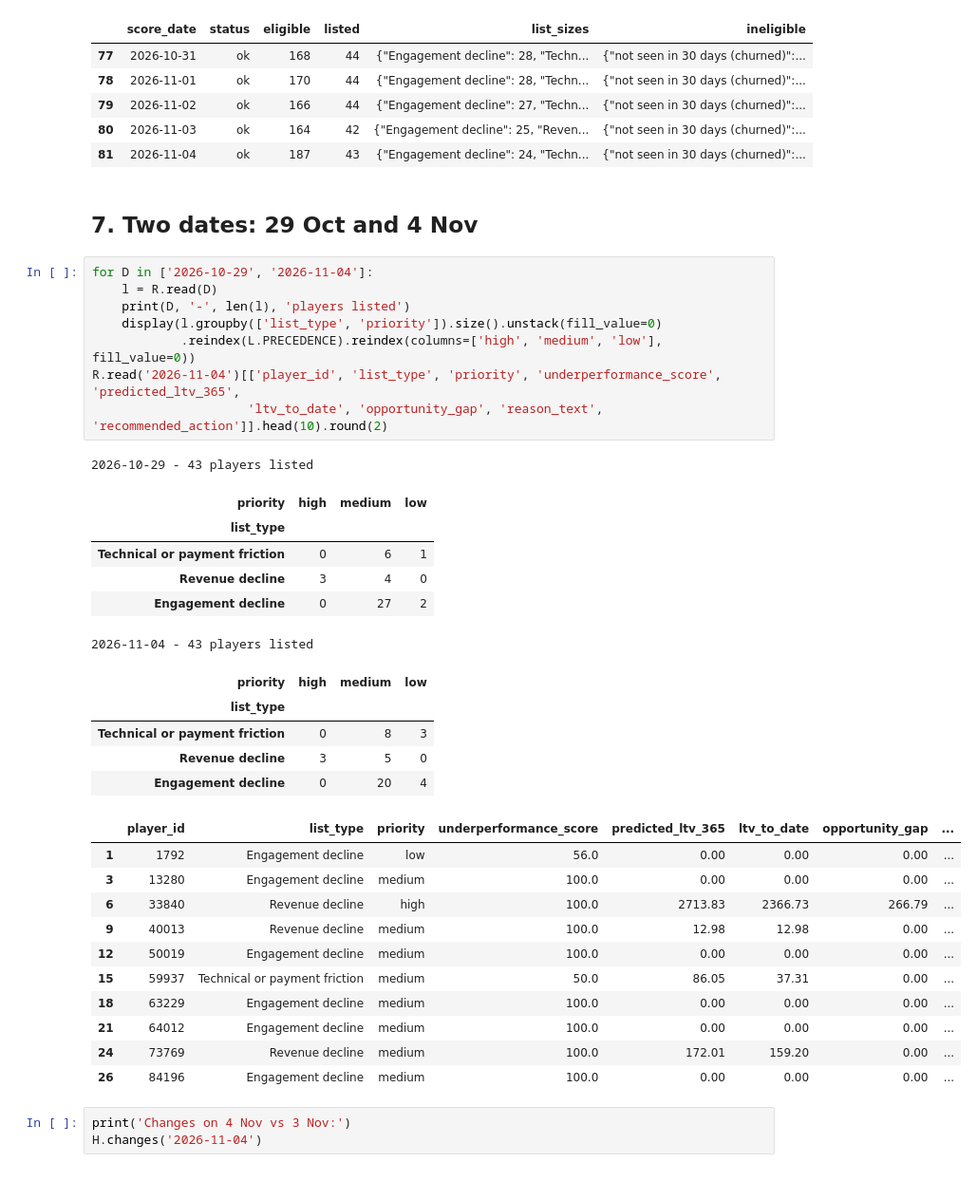
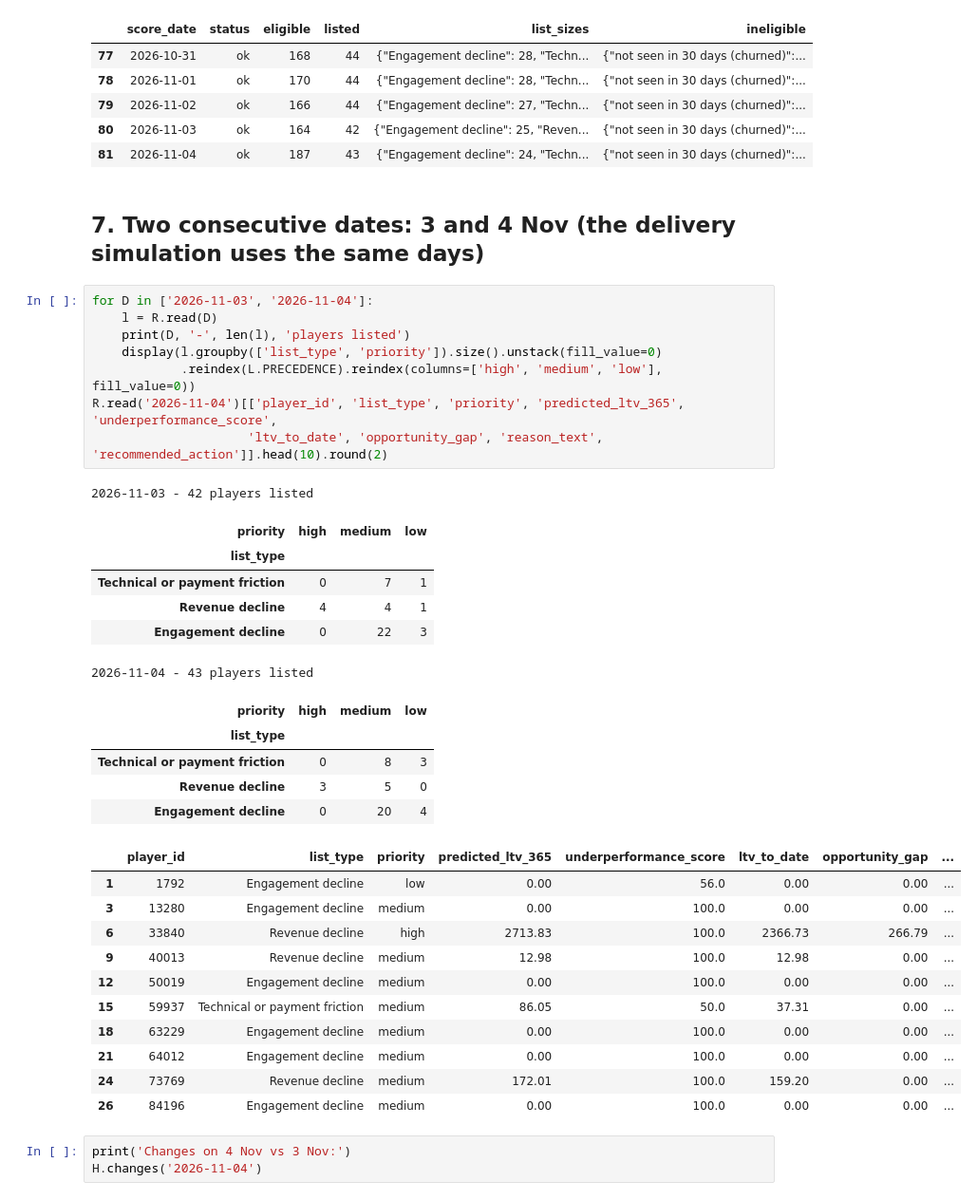
Before and after one commit to yothad/sciplay-home-assignment, a Jupyter notebook: notebooks/03_lists.ipynb, the cells around one changed output. Shown at 95% size. Saved outputs shown, nothing was run; the diff lists cells and outputs as text.

```diff
--- a/notebooks/03_lists.ipynb
+++ b/notebooks/03_lists.ipynb
@@ -156,39 +156,39 @@ runs_log[['score_date', 'status', 'eligible', 'listed', 'list_sizes', 'ineligibl
 | 80 | 2026-11-03 | ok | 164 | 42 | {"Engagement decline": 25, "Reven... | {"not seen in 30 days (churned)":... |
 | 81 | 2026-11-04 | ok | 187 | 43 | {"Engagement decline": 24, "Techn... | {"not seen in 30 days (churned)":... |
 # %% [markdown]
-## 7. Two dates: 29 Oct and 4 Nov
+## 7. Two consecutive dates: 3 and 4 Nov (the delivery simulation uses the same days)
 # %%
-for D in ['2026-10-29', '2026-11-04']:
+for D in ['2026-11-03', '2026-11-04']:
     l = R.read(D)
     print(D, '-', len(l), 'players listed')
     display(l.groupby(['list_type', 'priority']).size().unstack(fill_value=0)
             .reindex(L.PRECEDENCE).reindex(columns=['high', 'medium', 'low'], fill_value=0))
-R.read('2026-11-04')[['player_id', 'list_type', 'priority', 'underperformance_score', 'predicted_ltv_365',
+R.read('2026-11-04')[['player_id', 'list_type', 'priority', 'predicted_ltv_365', 'underperformance_score',
                      'ltv_to_date', 'opportunity_gap', 'reason_text', 'recommended_action']].head(10).round(2)
 # %% [output]
-2026-10-29 - 43 players listed
+2026-11-03 - 42 players listed
 | priority | high | medium | low |
 | list_type |  |  |  |
-| Technical or payment friction | 0 | 6 | 1 |
-| Revenue decline | 3 | 4 | 0 |
-| Engagement decline | 0 | 27 | 2 |
+| Technical or payment friction | 0 | 7 | 1 |
+| Revenue decline | 4 | 4 | 1 |
+| Engagement decline | 0 | 22 | 3 |
 2026-11-04 - 43 players listed
 | priority | high | medium | low |
 | list_type |  |  |  |
 | Technical or payment friction | 0 | 8 | 3 |
 | Revenue decline | 3 | 5 | 0 |
 | Engagement decline | 0 | 20 | 4 |
-|  | player_id | list_type | priority | underperformance_score | predicted_ltv_365 | ltv_to_date | opportunity_gap | ... |
-| 1 | 1792 | Engagement decline | low | 56.0 | 0.00 | 0.00 | 0.00 | ... |
-| 3 | 13280 | Engagement decline | medium | 100.0 | 0.00 | 0.00 | 0.00 | ... |
-| 6 | 33840 | Revenue decline | high | 100.0 | 2713.83 | 2366.73 | 266.79 | ... |
-| 9 | 40013 | Revenue decline | medium | 100.0 | 12.98 | 12.98 | 0.00 | ... |
-| 12 | 50019 | Engagement decline | medium | 100.0 | 0.00 | 0.00 | 0.00 | ... |
-| 15 | 59937 | Technical or payment friction | medium | 50.0 | 86.05 | 37.31 | 0.00 | ... |
-| 18 | 63229 | Engagement decline | medium | 100.0 | 0.00 | 0.00 | 0.00 | ... |
-| 21 | 64012 | Engagement decline | medium | 100.0 | 0.00 | 0.00 | 0.00 | ... |
-| 24 | 73769 | Revenue decline | medium | 100.0 | 172.01 | 159.20 | 0.00 | ... |
-| 26 | 84196 | Engagement decline | medium | 100.0 | 0.00 | 0.00 | 0.00 | ... |
+|  | player_id | list_type | priority | predicted_ltv_365 | underperformance_score | ltv_to_date | opportunity_gap | ... |
+| 1 | 1792 | Engagement decline | low | 0.00 | 56.0 | 0.00 | 0.00 | ... |
+| 3 | 13280 | Engagement decline | medium | 0.00 | 100.0 | 0.00 | 0.00 | ... |
+| 6 | 33840 | Revenue decline | high | 2713.83 | 100.0 | 2366.73 | 266.79 | ... |
+| 9 | 40013 | Revenue decline | medium | 12.98 | 100.0 | 12.98 | 0.00 | ... |
+| 12 | 50019 | Engagement decline | medium | 0.00 | 100.0 | 0.00 | 0.00 | ... |
+| 15 | 59937 | Technical or payment friction | medium | 86.05 | 50.0 | 37.31 | 0.00 | ... |
+| 18 | 63229 | Engagement decline | medium | 0.00 | 100.0 | 0.00 | 0.00 | ... |
+| 21 | 64012 | Engagement decline | medium | 0.00 | 100.0 | 0.00 | 0.00 | ... |
+| 24 | 73769 | Revenue decline | medium | 172.01 | 100.0 | 159.20 | 0.00 | ... |
+| 26 | 84196 | Engagement decline | medium | 0.00 | 100.0 | 0.00 | 0.00 | ... |
 # %%
 print('Changes on 4 Nov vs 3 Nov:')
 H.changes('2026-11-04')
```
Also changed, not shown: parts of 1 cell of this notebook, 11 other files.
